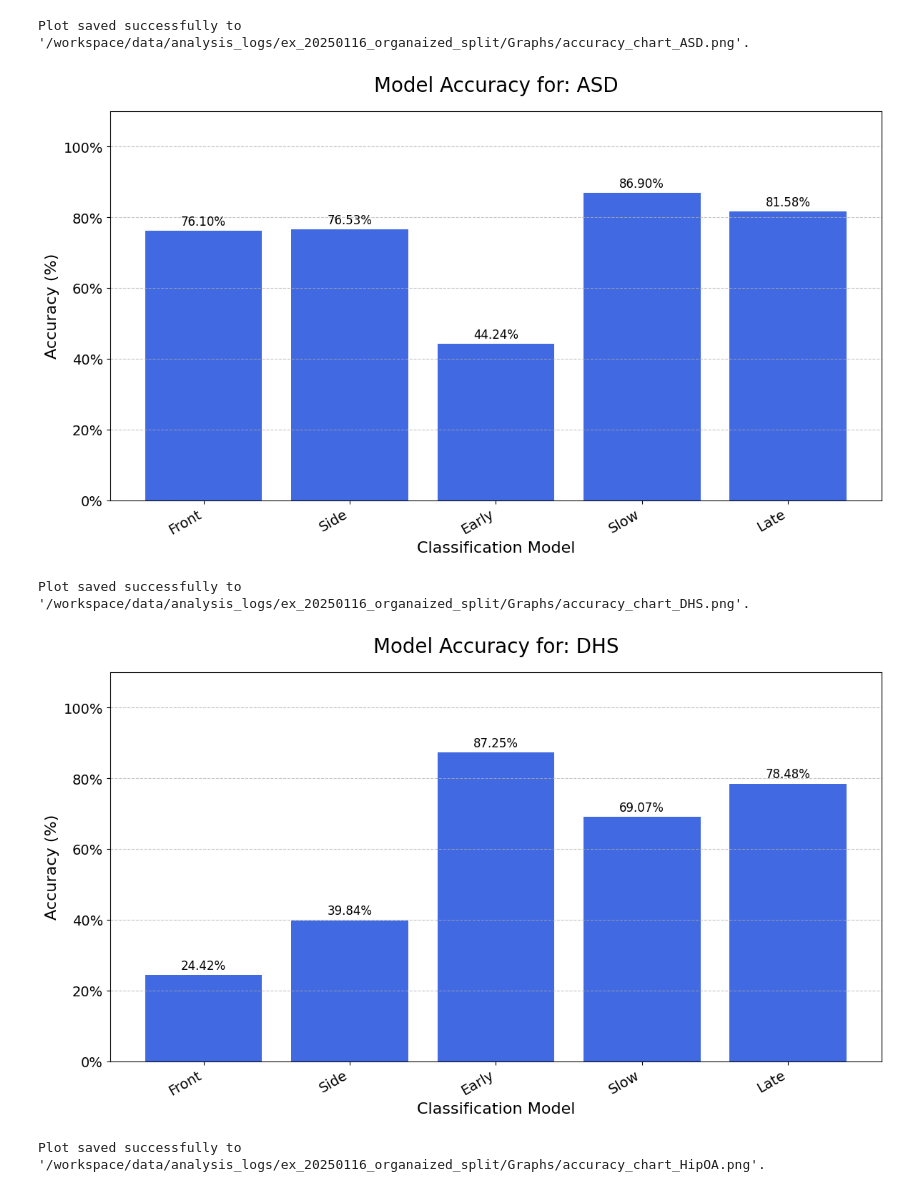
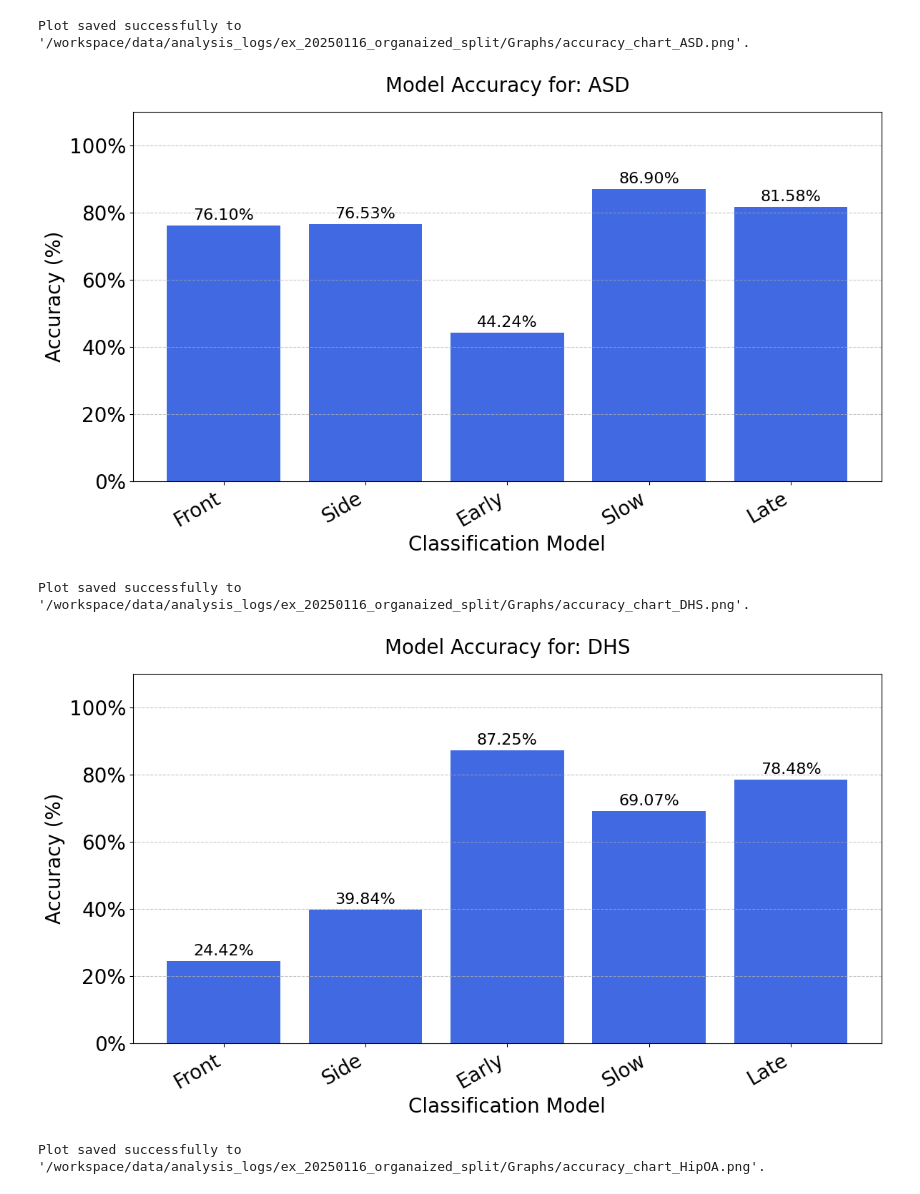
Before and after one commit to TsuguTsukumo/2stream_3D_CNN_Walk_Pytorch, a Jupyter notebook: analysis/draw_graph.ipynb, the cells around one changed output. Drawn from its saved outputs; the diff is of its cells as text; code cells hidden in the pictures.

```diff
--- a/analysis/draw_graph.ipynb
+++ b/analysis/draw_graph.ipynb
@@ -34,7 +34,7 @@ output_file_prefix = '/workspace/data/analysis_logs/ex_20250116_organaized_split
 # Adjust the font sizes for different parts of the plot here.
 title_fontsize = 20
 axis_label_fontsize = 20
-tick_label_fontsize = 16  # For numbers on X and Y axes
+tick_label_fontsize = 20  # For numbers on X and Y axes
 bar_label_fontsize = 16   # For numbers on top of the bars
 
 
@@ -53,34 +53,34 @@ else:
         ax.bar_label(bars, padding=3, fmt=lambda x: f'{x*100:.2f}%', fontsize=bar_label_fontsize)
 
         # Apply font sizes to plot elements
         ax.set_xlabel('Classification Model', fontsize=axis_label_fontsize)
         ax.set_ylabel('Accuracy (%)', fontsize=axis_label_fontsize)
         ax.set_title(f'Model Accuracy for: {case_name}', fontsize=title_fontsize, pad=20)
 
         ax.yaxis.set_major_formatter(mticker.PercentFormatter(xmax=1.0))
 
         # Apply font size to tick labels on both axes
         ax.tick_params(axis='y', labelsize=tick_label_fontsize)
         plt.xticks(rotation=30, ha='right', fontsize=tick_label_fontsize)
 
         ax.set_ylim(0, 1.1)
         ax.grid(axis='y', linestyle='--', alpha=0.7)
 
         fig.tight_layout()
 
         safe_case_name = re.sub(r'[^a-zA-Z0-9_]', '_', case_name)
         filename = f"{output_file_prefix}_{safe_case_name}.png"
 
         try:
             plt.savefig(filename, dpi=300, bbox_inches='tight')
             print(f"Plot saved successfully to '{filename}'.")
         except Exception as e:
             print(f"An error occurred while saving '{filename}': {e}")
 
         plt.show()
 # %% [output]
 Plot saved successfully to '/workspace/data/analysis_logs/ex_20250116_organaized_split/Graphs/accuracy_chart_ASD.png'.
-[figure, old version]
+[figure, new version]
 Plot saved successfully to '/workspace/data/analysis_logs/ex_20250116_organaized_split/Graphs/accuracy_chart_DHS.png'.
-[figure, old version]
+[figure, new version]
 Plot saved successfully to '/workspace/data/analysis_logs/ex_20250116_organaized_split/Graphs/accuracy_chart_HipOA.png'.
```
Also changed, not shown: parts of 1 cell of this notebook, 9 other files.
